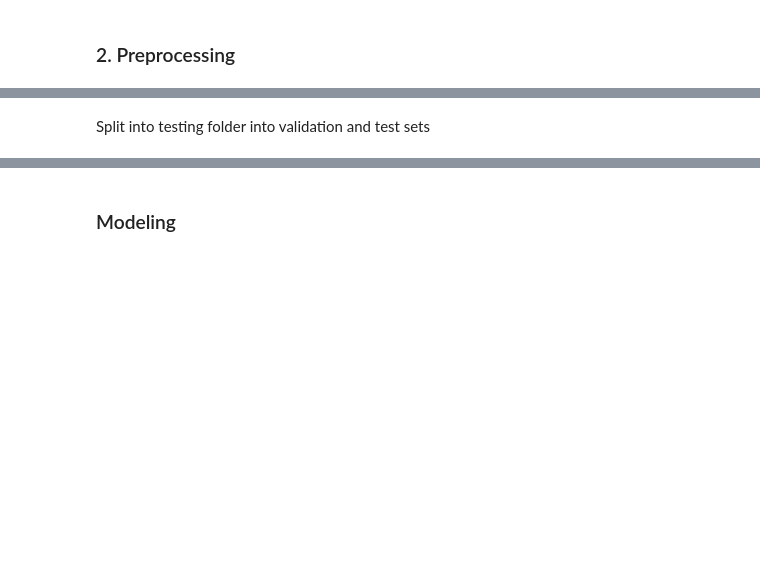
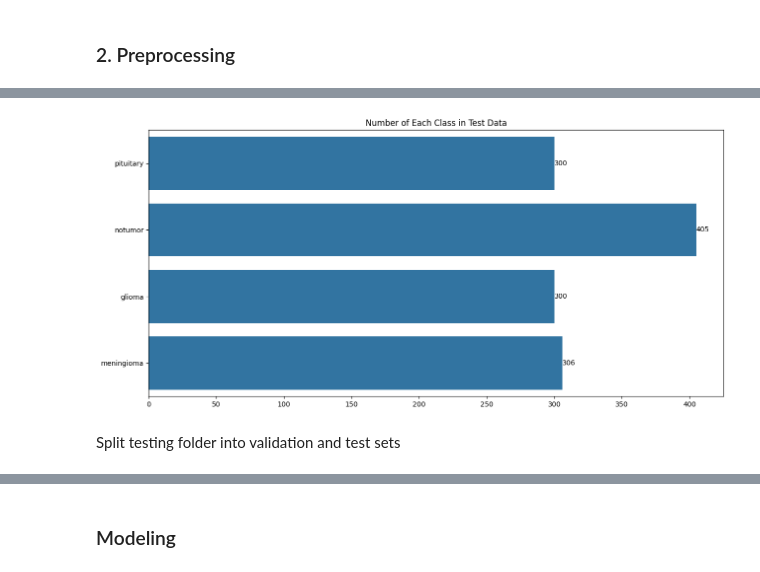
Before and after one commit to CS123A-BioinformaticI/term-project-VikramArunkumar, a Jupyter notebook: BrainTumorDetection.ipynb, the cells around one changed output, grey strips where cells are left out. Drawn from its saved outputs; the diff is of its cells as text; code cells hidden in the pictures; blank space fills up the shorter version.

```diff
--- a/BrainTumorDetection.ipynb
+++ b/BrainTumorDetection.ipynb
@@ -64,14 +92,16 @@ plt.show()
 # %%
 #Count each class in test data
 plt.figure(figsize=(15, 7))
-ax = sns.countplot(y=ts_df['Class'], palette='viridis')
+ax = sns.countplot(y=ts_df['Class'])
 
-ax.set(xlabel='', ylabel='', title='Count of images in each class')
+ax.set(xlabel='', ylabel='', title='Number of Each Class in Test Data')
 ax.bar_label(ax.containers[0])
 
 plt.show()
+# %% [output]
+[figure, added]
 # %% [markdown]
-Split into testing folder into validation and test sets
+Split testing folder into validation and test sets
 # %%
 valid_df, ts_df = train_test_split(ts_df, train_size=0.5, random_state=20, stratify=ts_df['Class'])
 # %%
```
Also changed, not shown: parts of 24 cells of this notebook.
